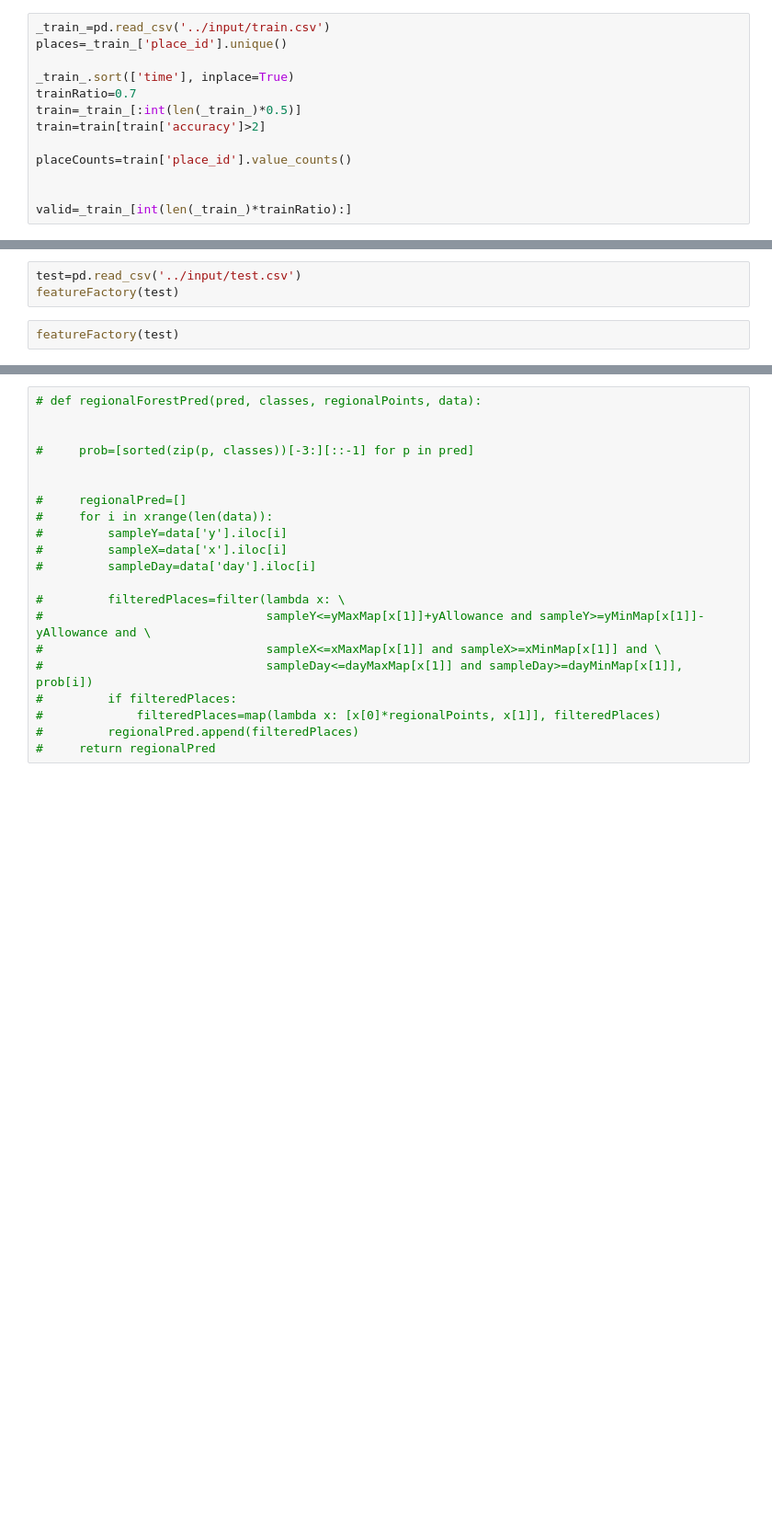
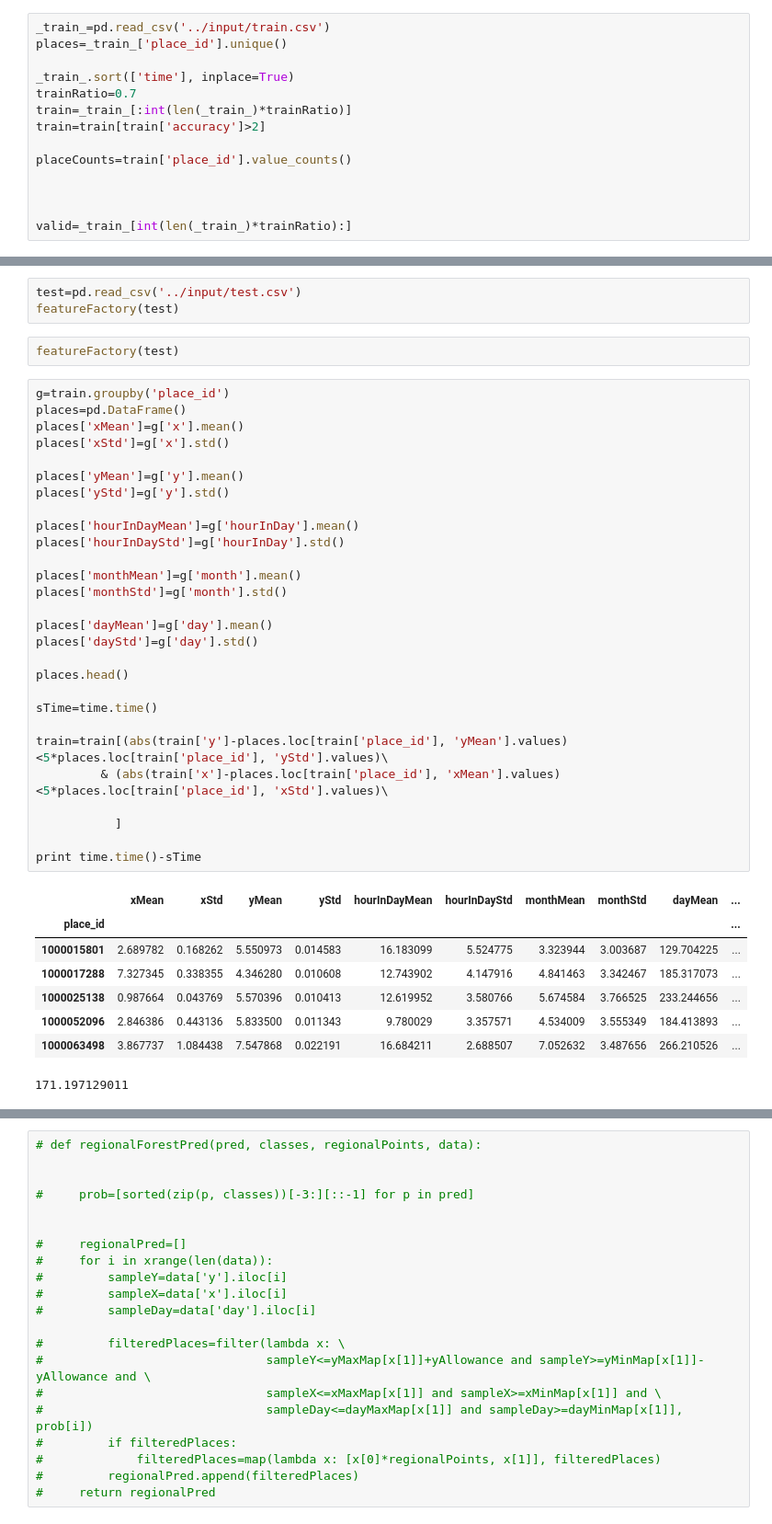
Before and after one commit to zhenjiezhang/facebookCheckIns, a Jupyter notebook: models/geoRegions.ipynb, the cells around one changed output, grey strips where cells are left out. Shown: that part at 92% size. Saved outputs shown, nothing was run; the diff lists cells and outputs as text; blank space fills up the shorter version.

```diff
--- a/models/geoRegions.ipynb
+++ b/models/geoRegions.ipynb
@@ -25,12 +26,13 @@ places=_train_['place_id'].unique()
 
 _train_.sort(['time'], inplace=True)
 trainRatio=0.7
-train=_train_[:int(len(_train_)*0.5)]
+train=_train_[:int(len(_train_)*trainRatio)]
 train=train[train['accuracy']>2]
 
 placeCounts=train['place_id'].value_counts()
 
 
+
 valid=_train_[int(len(_train_)*trainRatio):]
 # %%
 train=train[(placeCounts[train['place_id']]>10).values]
@@ -53,6 +66,43 @@ test=pd.read_csv('../input/test.csv')
 featureFactory(test)
 # %%
 featureFactory(test)
+# %%
+g=train.groupby('place_id')
+places=pd.DataFrame()
+places['xMean']=g['x'].mean()
+places['xStd']=g['x'].std()
+
+places['yMean']=g['y'].mean()
+places['yStd']=g['y'].std()
+
+places['hourInDayMean']=g['hourInDay'].mean()
+places['hourInDayStd']=g['hourInDay'].std()
+
+places['monthMean']=g['month'].mean()
+places['monthStd']=g['month'].std()
+
+places['dayMean']=g['day'].mean()
+places['dayStd']=g['day'].std()
+
+places.head()
+
+sTime=time.time()
+
+train=train[(abs(train['y']-places.loc[train['place_id'], 'yMean'].values)<5*places.loc[train['place_id'], 'yStd'].values)\
+         & (abs(train['x']-places.loc[train['place_id'], 'xMean'].values)<5*places.loc[train['place_id'], 'xStd'].values)\
+
+           ]
+
+print time.time()-sTime
+# %% [output]
+|  | xMean | xStd | yMean | yStd | hourInDayMean | hourInDayStd | monthMean | monthStd | dayMean | ... |
+| place_id |  |  |  |  |  |  |  |  |  | ... |
+| 1000015801 | 2.689782 | 0.168262 | 5.550973 | 0.014583 | 16.183099 | 5.524775 | 3.323944 | 3.003687 | 129.704225 | ... |
+| 1000017288 | 7.327345 | 0.338355 | 4.346280 | 0.010608 | 12.743902 | 4.147916 | 4.841463 | 3.342467 | 185.317073 | ... |
+| 1000025138 | 0.987664 | 0.043769 | 5.570396 | 0.010413 | 12.619952 | 3.580766 | 5.674584 | 3.766525 | 233.244656 | ... |
+| 1000052096 | 2.846386 | 0.443136 | 5.833500 | 0.011343 | 9.780029 | 3.357571 | 4.534009 | 3.555349 | 184.413893 | ... |
+| 1000063498 | 3.867737 | 1.084438 | 7.547868 | 0.022191 | 16.684211 | 2.688507 | 7.052632 | 3.487656 | 266.210526 | ... |
+171.197129011
 # %%
 nXRegions=50
 nYRegions=50
```
Also changed, not shown: parts of 6 cells of this notebook, 3 other files.
